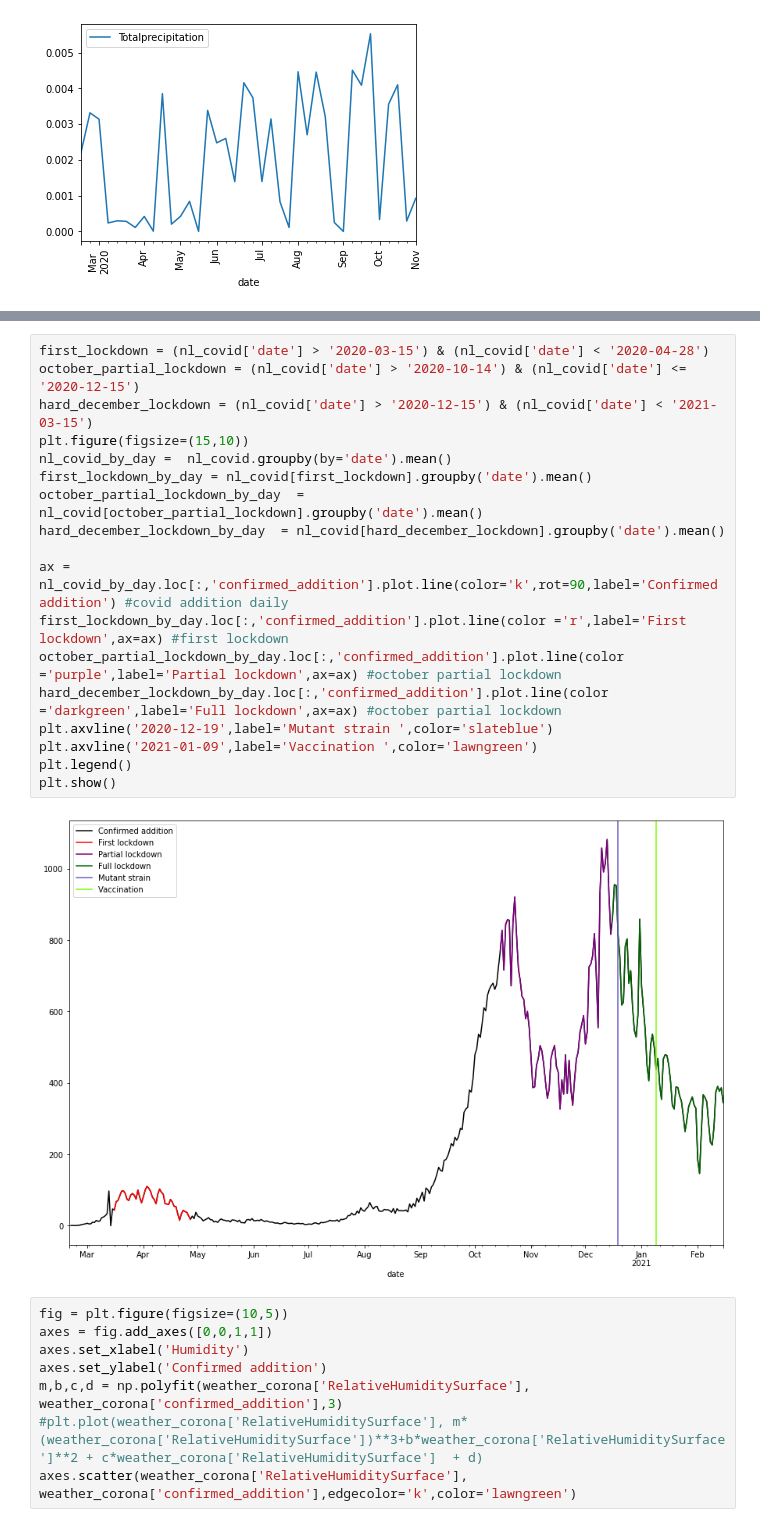
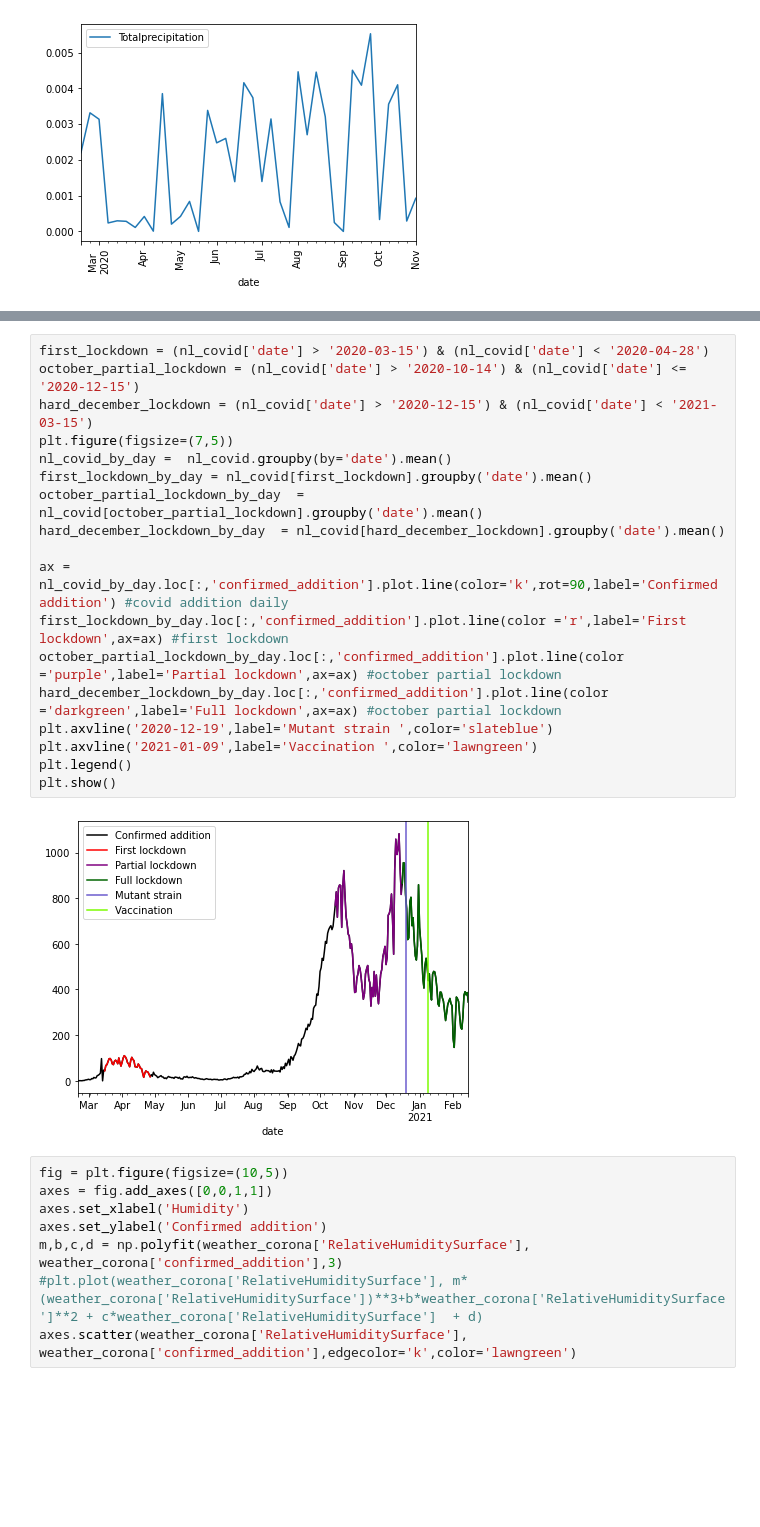
Before and after one commit to Javh2138/fyp2021p02g16, a Jupyter notebook: Notebooks/Fyp2021p02g16.ipynb, the cells around one changed output, grey strips where cells are left out. Cells and saved outputs as stored; diff of their text form; blank space fills up the shorter version.

```diff
--- a/Notebooks/Fyp2021p02g16.ipynb
+++ b/Notebooks/Fyp2021p02g16.ipynb
@@ -502,23 +503,23 @@ for i in some_list[4:]:
 # %%
 first_lockdown = (nl_covid['date'] > '2020-03-15') & (nl_covid['date'] < '2020-04-28')
 october_partial_lockdown = (nl_covid['date'] > '2020-10-14') & (nl_covid['date'] <= '2020-12-15')
 hard_december_lockdown = (nl_covid['date'] > '2020-12-15') & (nl_covid['date'] < '2021-03-15')
-plt.figure(figsize=(15,10))
+plt.figure(figsize=(7,5))
 nl_covid_by_day =  nl_covid.groupby(by='date').mean()
 first_lockdown_by_day = nl_covid[first_lockdown].groupby('date').mean()
 october_partial_lockdown_by_day  = nl_covid[october_partial_lockdown].groupby('date').mean()
 hard_december_lockdown_by_day  = nl_covid[hard_december_lockdown].groupby('date').mean()
 
 ax = nl_covid_by_day.loc[:,'confirmed_addition'].plot.line(color='k',rot=90,label='Confirmed addition') #covid addition daily
 first_lockdown_by_day.loc[:,'confirmed_addition'].plot.line(color ='r',label='First lockdown',ax=ax) #first lockdown
 october_partial_lockdown_by_day.loc[:,'confirmed_addition'].plot.line(color ='purple',label='Partial lockdown',ax=ax) #october partial lockdown
 hard_december_lockdown_by_day.loc[:,'confirmed_addition'].plot.line(color ='darkgreen',label='Full lockdown',ax=ax) #october partial lockdown
 plt.axvline('2020-12-19',label='Mutant strain ',color='slateblue')
 plt.axvline('2021-01-09',label='Vaccination ',color='lawngreen')
 plt.legend()
 plt.show()
 # %% [output]
-[figure, old version]
+[figure, new version]
 # %%
 fig = plt.figure(figsize=(10,5))
 axes = fig.add_axes([0,0,1,1])
```
Also changed, not shown: parts of 13 cells of this notebook.
